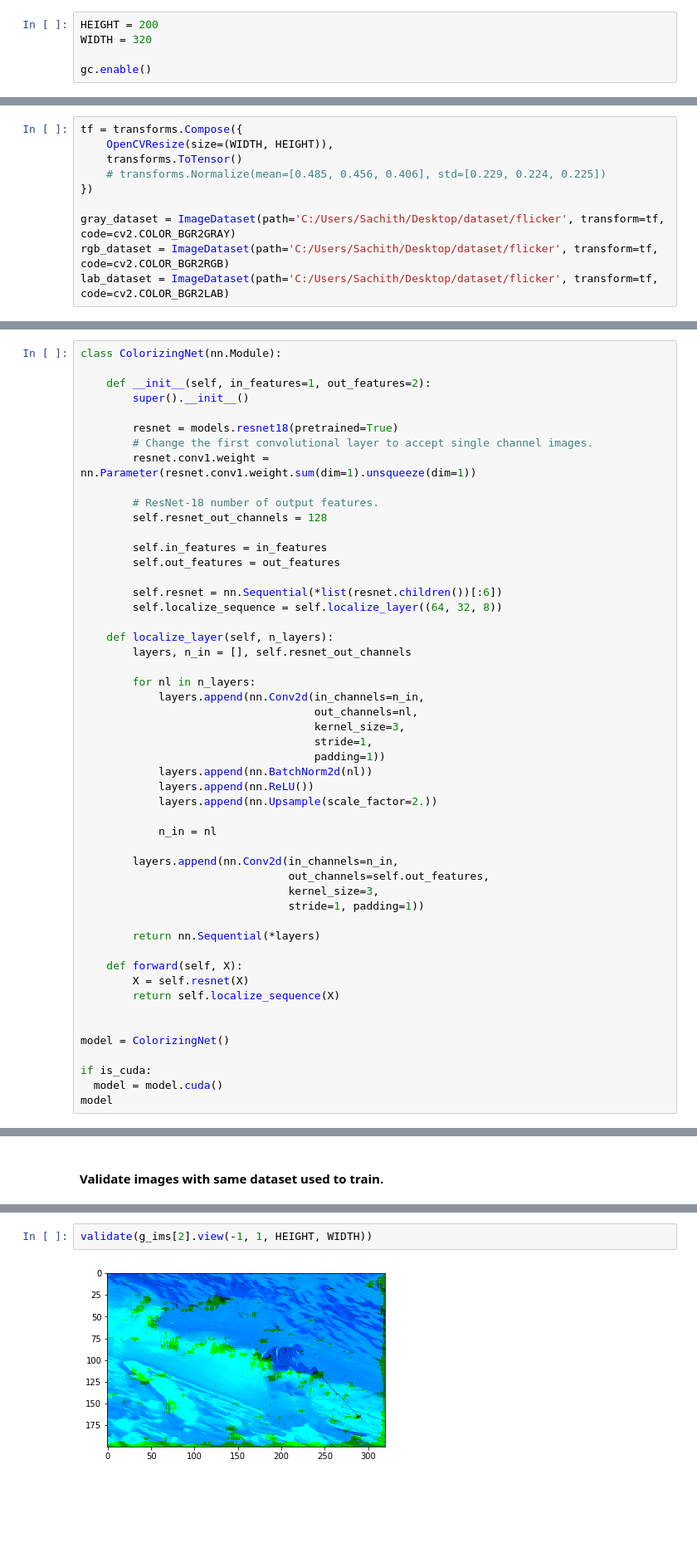
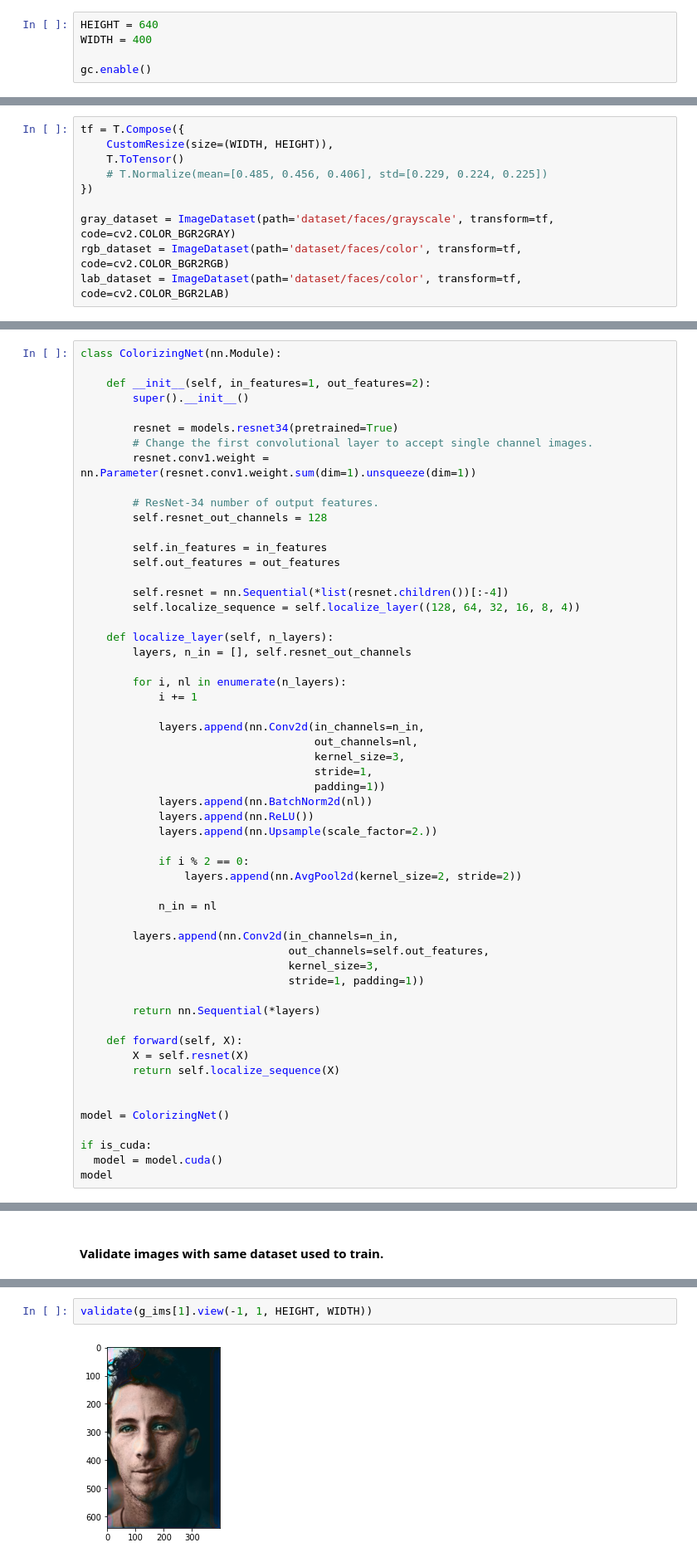
Before and after one commit to sachithdickwella/computervision-pytorch, a Jupyter notebook: src/ipynb/gray_to_color.ipynb, the cells around one changed output, grey strips where cells are left out. Shown at 83% size. Saved outputs shown, nothing was run; the diff lists cells and outputs as text; blank space fills up the shorter version.

```diff
--- a/src/ipynb/gray_to_color.ipynb
+++ b/src/ipynb/gray_to_color.ipynb
@@ -15,7 +15,7 @@ from torchvision import transforms, models
 from torchvision.utils import make_grid
 # %%
-HEIGHT = 200
-WIDTH = 320
+HEIGHT = 640
+WIDTH = 400
 
 gc.enable()
 # %%
@@ -74,12 +74,12 @@ class OpenCVResize(object):
 # %%
-tf = transforms.Compose({
-    OpenCVResize(size=(WIDTH, HEIGHT)),
-    transforms.ToTensor()
-    # transforms.Normalize(mean=[0.485, 0.456, 0.406], std=[0.229, 0.224, 0.225])
+tf = T.Compose({
+    CustomResize(size=(WIDTH, HEIGHT)),
+    T.ToTensor()
+    # T.Normalize(mean=[0.485, 0.456, 0.406], std=[0.229, 0.224, 0.225])
 })
 
-gray_dataset = ImageDataset(path='C:/Users/Sachith/Desktop/dataset/flicker', transform=tf, code=cv2.COLOR_BGR2GRAY)
-rgb_dataset = ImageDataset(path='C:/Users/Sachith/Desktop/dataset/flicker', transform=tf, code=cv2.COLOR_BGR2RGB)
-lab_dataset = ImageDataset(path='C:/Users/Sachith/Desktop/dataset/flicker', transform=tf, code=cv2.COLOR_BGR2LAB)
+gray_dataset = ImageDataset(path='dataset/faces/grayscale', transform=tf, code=cv2.COLOR_BGR2GRAY)
+rgb_dataset = ImageDataset(path='dataset/faces/color', transform=tf, code=cv2.COLOR_BGR2RGB)
+lab_dataset = ImageDataset(path='dataset/faces/color', transform=tf, code=cv2.COLOR_BGR2LAB)
 # %%
 is_cuda = torch.cuda.is_available()
@@ -155,23 +158,25 @@ class ColorizingNet(nn.Module):
     def __init__(self, in_features=1, out_features=2):
         super().__init__()
 
-        resnet = models.resnet18(pretrained=True)
+        resnet = models.resnet34(pretrained=True)
         # Change the first convolutional layer to accept single channel images.
         resnet.conv1.weight = nn.Parameter(resnet.conv1.weight.sum(dim=1).unsqueeze(dim=1))
 
-        # ResNet-18 number of output features.
+        # ResNet-34 number of output features.
         self.resnet_out_channels = 128
 
         self.in_features = in_features
         self.out_features = out_features
 
-        self.resnet = nn.Sequential(*list(resnet.children())[:6])
-        self.localize_sequence = self.localize_layer((64, 32, 8))
+        self.resnet = nn.Sequential(*list(resnet.children())[:-4])
+        self.localize_sequence = self.localize_layer((128, 64, 32, 16, 8, 4))
 
     def localize_layer(self, n_layers):
         layers, n_in = [], self.resnet_out_channels
 
-        for nl in n_layers:
+        for i, nl in enumerate(n_layers):
+            i += 1
+
             layers.append(nn.Conv2d(in_channels=n_in,
                                     out_channels=nl,
                                     kernel_size=3,
@@ -180,6 +185,9 @@ class ColorizingNet(nn.Module):
             layers.append(nn.BatchNorm2d(nl))
             layers.append(nn.ReLU())
             layers.append(nn.Upsample(scale_factor=2.))
+
+            if i % 2 == 0:
+                layers.append(nn.AvgPool2d(kernel_size=2, stride=2))
 
             n_in = nl
 
@@ -320,7 +327,7 @@ def validate(img):
 
     plt.imshow(lab)
 # %%
-validate(g_ims[2].view(-1, 1, HEIGHT, WIDTH))
+validate(g_ims[1].view(-1, 1, HEIGHT, WIDTH))
 # %% [output]
-[figure, old version]
+[figure, new version]
 # %%
```
Also changed, not shown: parts of 12 cells of this notebook.
